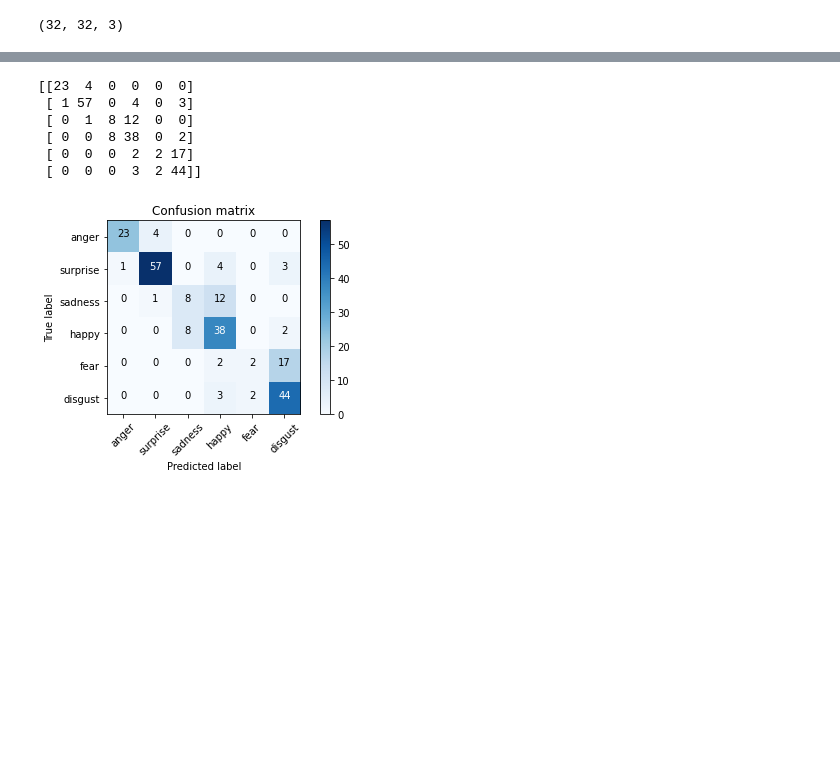
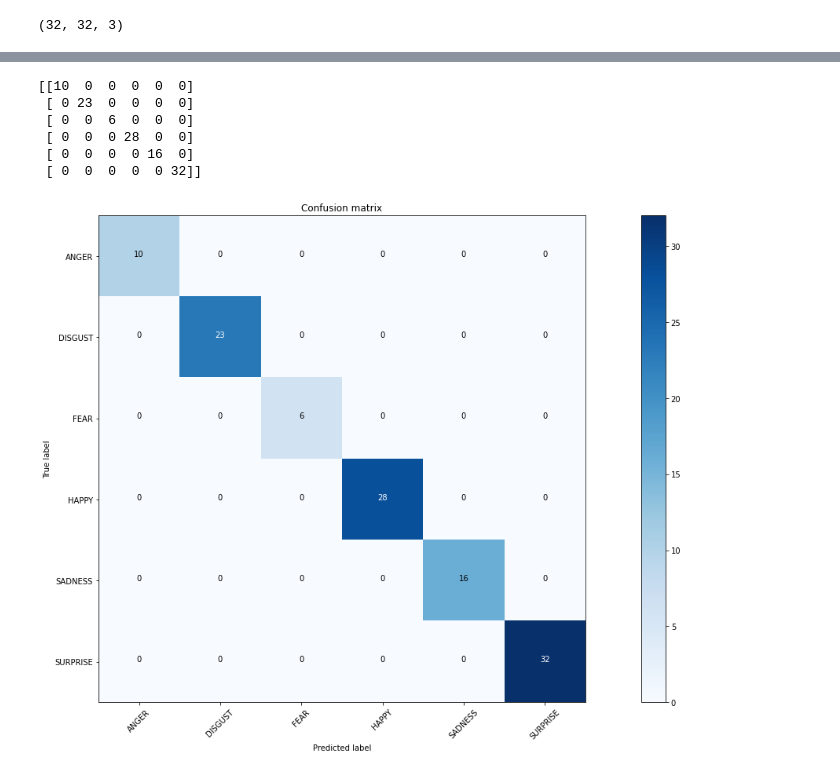
Before and after one commit to Henryvnt/FER-Facial-expression, a Jupyter notebook: File google colab/CK+Git.ipynb, the cells around one changed output, grey strips where cells are left out. Cells and saved outputs as stored; diff of their text form; code cells hidden in the pictures; blank space fills up the shorter version.

```diff
--- a/File google colab/CK+Git.ipynb
+++ b/File google colab/CK+Git.ipynb
@@ -345,34 +301,34 @@ y_label:  [0, 5, 5, 0, 1, 1, 3, 3, 5, 4, 4, 1, 5, 4, 2, 4, 3, 5, 5, 1, 5, 1, 3,
 # %%
-y_true = np.load('./truey.npy')
+y_true = np.load('./truey.npy') # (1)
 y_pred = np.load('./predy.npy')
 cm = confusion_matrix(y_true, y_pred)
-labels = ['anger', 'surprise', 'sadness', 'happy', 'fear', 'disgust']
+labels = ['ANGER','DISGUST','FEAR','HAPPY','SADNESS','SURPRISE']
 title='Confusion matrix'
 print(cm)
 
 plt.imshow(cm, interpolation='nearest', cmap=plt.cm.Blues)
 plt.title(title)
 plt.colorbar()
 tick_marks = np.arange(len(labels))
 plt.xticks(tick_marks, labels, rotation=45)
 plt.yticks(tick_marks, labels)
 fmt = 'd'
 thresh = cm.max() / 2.
 for i, j in itertools.product(range(cm.shape[0]), range(cm.shape[1])):
     plt.text(j, i, format(cm[i, j], fmt),
             horizontalalignment="center",
             color="white" if cm[i, j] > thresh else "black")
 
 plt.ylabel('True label')
 plt.xlabel('Predicted label')
 plt.tight_layout()
 plt.show()
 # %% [output]
-[[23  4  0  0  0  0]
- [ 1 57  0  4  0  3]
- [ 0  1  8 12  0  0]
- [ 0  0  8 38  0  2]
- [ 0  0  0  2  2 17]
- [ 0  0  0  3  2 44]]
+[[10  0  0  0  0  0]
+ [ 0 23  0  0  0  0]
+ [ 0  0  6  0  0  0]
+ [ 0  0  0 28  0  0]
+ [ 0  0  0  0 16  0]
+ [ 0  0  0  0  0 32]]
-[figure, old version]
+[figure, new version]
 # %%
```
Also changed, not shown: parts of 21 cells of this notebook.
